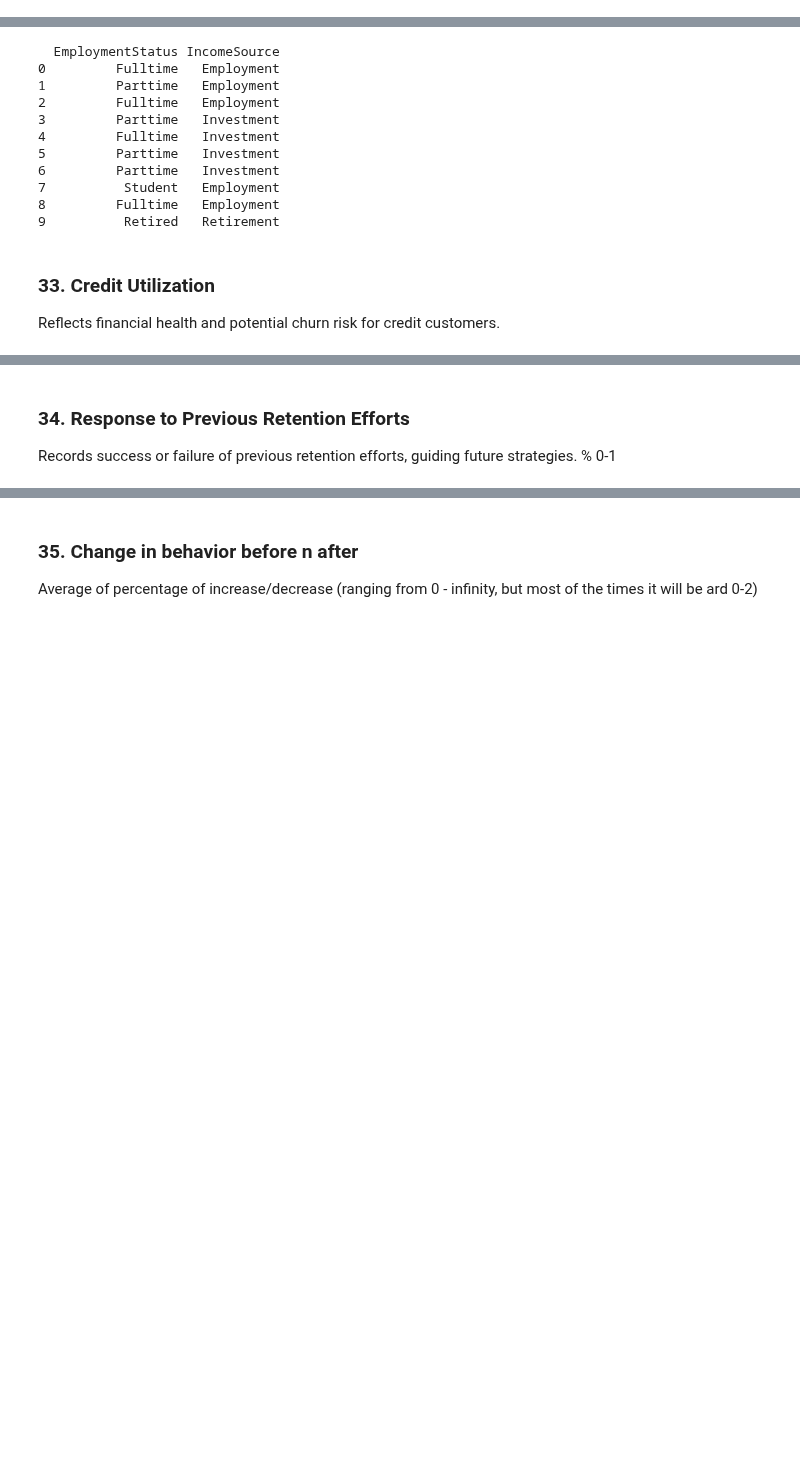
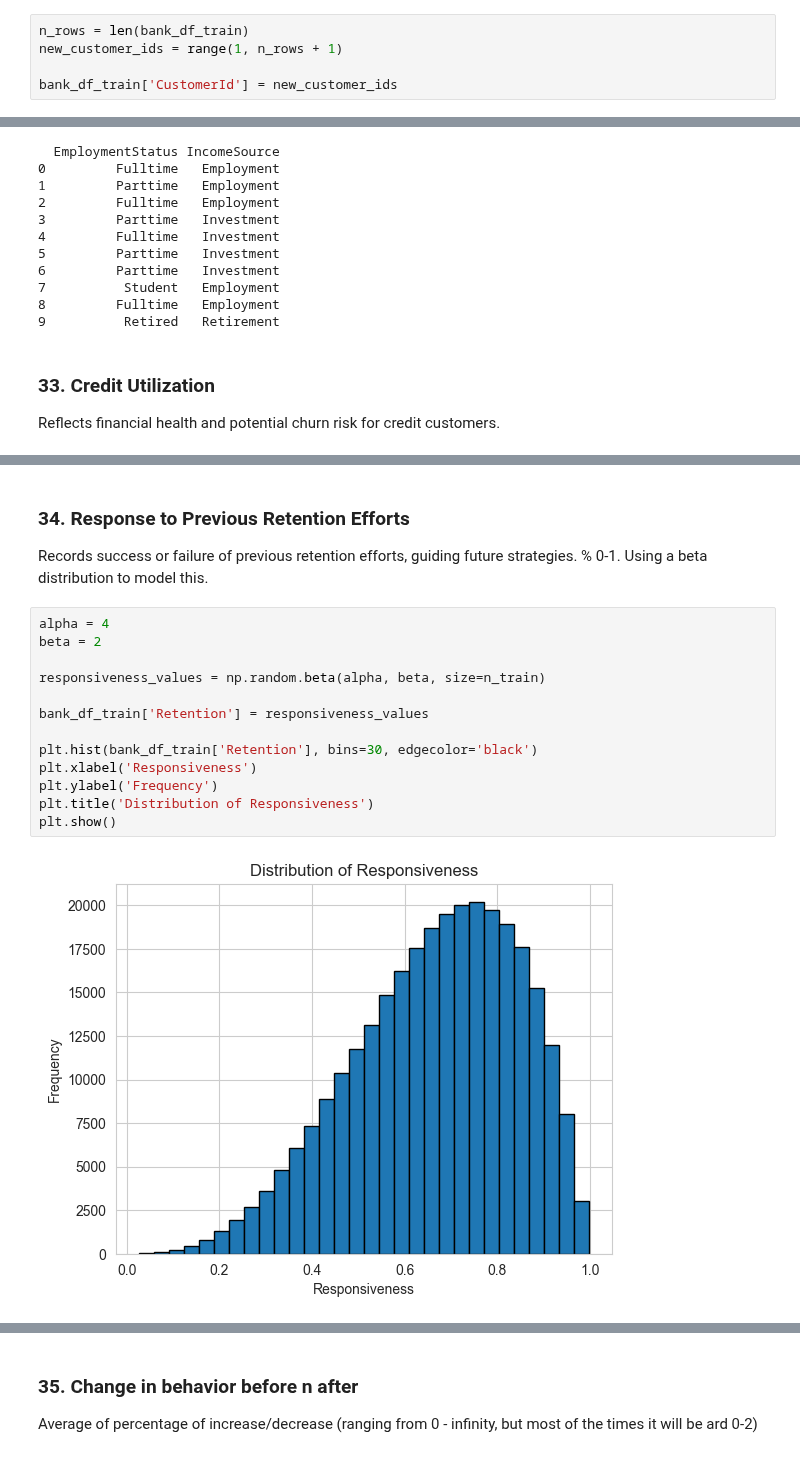
Before and after one commit to CabooseExia/DSA3101-Customer-Churn, a Jupyter notebook: DataSynthesis.ipynb, the cells around one changed output, grey strips where cells are left out. Drawn from its saved outputs; the diff is of its cells as text; blank space fills up the shorter version.

```diff
--- a/DataSynthesis.ipynb
+++ b/DataSynthesis.ipynb
@@ -142,3 +146,8 @@ Name: proportion, dtype: float64
+# %%
+n_rows = len(bank_df_train)
+new_customer_ids = range(1, n_rows + 1)
+
+bank_df_train['CustomerId'] = new_customer_ids
 # %%
 # bank_df_train = bank_df_train.loc[:, bank_df_train.columns!='CustomerId'] # extract all columns except for CustomerId
 # print(bank_df_train[bank_df_train.duplicated() == True]) # check for duplicate columns
@@ -1226,5 +1235,20 @@ print(bank_df_train.head())
 [5 rows x 34 columns]
 # %% [markdown]
 ### 34. Response to Previous Retention Efforts
-Records success or failure of previous retention efforts, guiding future strategies. % 0-1
+Records success or failure of previous retention efforts, guiding future strategies. % 0-1. Using a beta distribution to model this.
+# %%
+alpha = 4
+beta = 2
+
+responsiveness_values = np.random.beta(alpha, beta, size=n_train)
+
+bank_df_train['Retention'] = responsiveness_values
+
+plt.hist(bank_df_train['Retention'], bins=30, edgecolor='black')
+plt.xlabel('Responsiveness')
+plt.ylabel('Frequency')
+plt.title('Distribution of Responsiveness')
+plt.show()
+# %% [output]
+[figure, added]
 # %%
```
Also changed, not shown: parts of 25 cells of this notebook, 4 other files.
